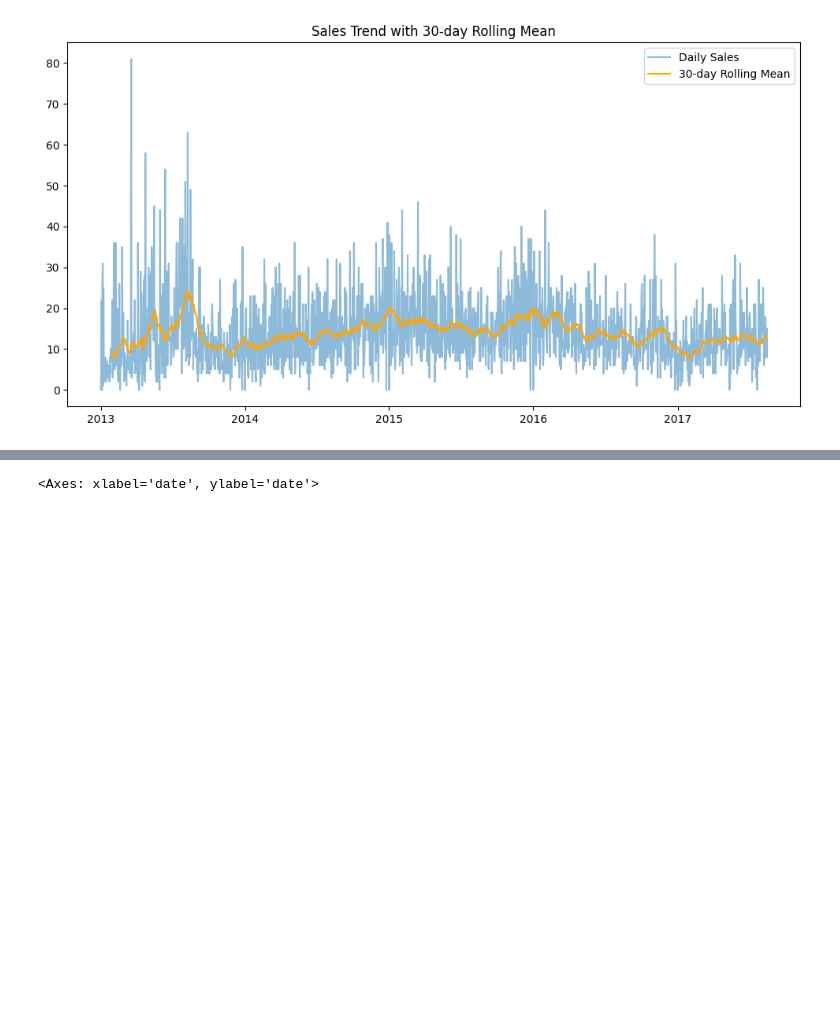
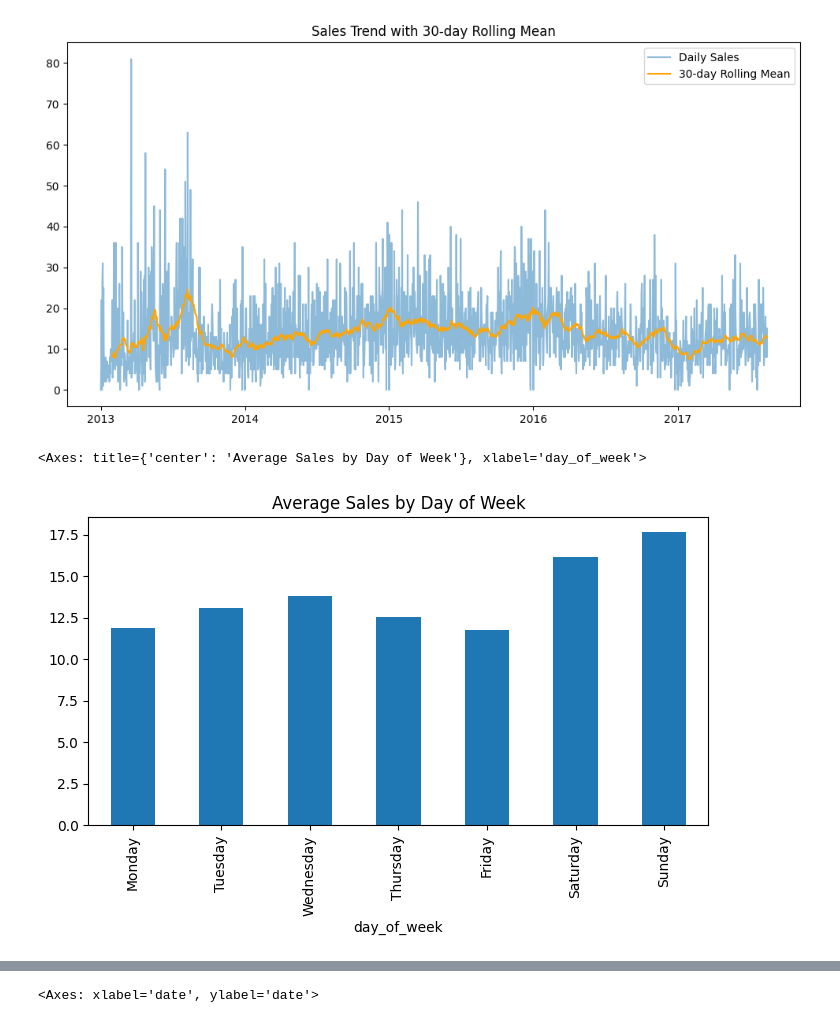
Before and after one commit to Anas99B/Data-Science-Projects-Boufaied, a Jupyter notebook: forecasting/store-sales-time-series-forecasting/store-sales-time-series-forecasting.ipynb, the cells around one changed output, grey strips where cells are left out. Drawn from its saved outputs; the diff is of its cells as text; code cells hidden in the pictures; blank space fills up the shorter version.

```diff
--- a/forecasting/store-sales-time-series-forecasting/store-sales-time-series-forecasting.ipynb
+++ b/forecasting/store-sales-time-series-forecasting/store-sales-time-series-forecasting.ipynb
@@ -165,3 +166,13 @@ plt.title('Sales Trend with 30-day Rolling Mean')
 plt.show()
 # %% [output]
 [figure]
+# %%
+# Checking the average sales by day of the week
+data_store_family['day_of_week'] = data_store_family['date'].dt.day_name()
+weekday_sales = data_store_family.groupby('day_of_week')['sales'].mean().reindex(
+    ['Monday','Tuesday','Wednesday','Thursday','Friday','Saturday','Sunday'])
+
+weekday_sales.plot(kind='bar', figsize=(8,4), title='Average Sales by Day of Week')
+# %% [output]
+<Axes: title={'center': 'Average Sales by Day of Week'}, xlabel='day_of_week'>
+[figure, added]
```
Also changed, not shown: parts of 15 cells of this notebook.
